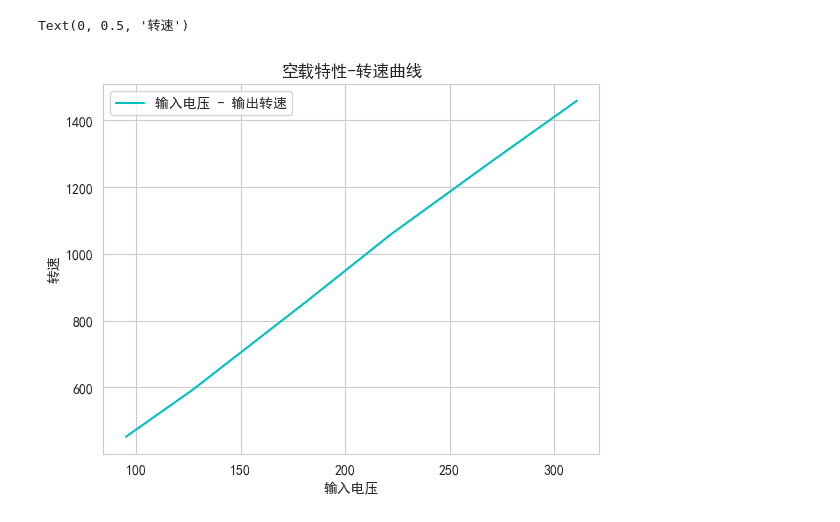
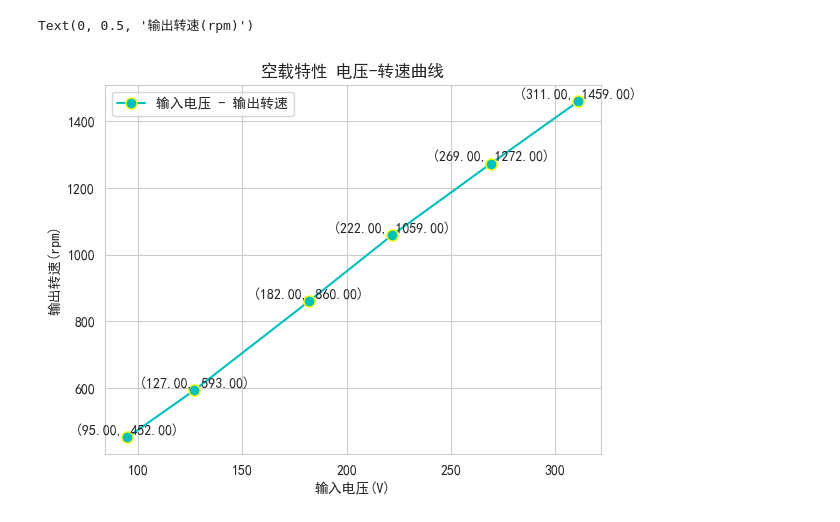
Before and after one commit to zenglisztu/electromechanical-lab, a Jupyter notebook: lab_3.ipynb, the cells around one changed output. Cells and saved outputs as stored; diff of their text form; code cells hidden in the pictures.

```diff
--- a/lab_3.ipynb
+++ b/lab_3.ipynb
@@ -23,7 +23,10 @@ df_all[0]
 # %%
-plt.plot(df_all[0]['输入电压(V)'],df_all[0]['输入电流(A)'], label='输入电压 - 电流', color= 'r')
+fig = plt.figure(figsize=(8, 6))
+plt.plot(df_all[0]['输入电压(V)'],df_all[0]['输入电流(A)'], label='输入电压 - 电流', color= 'r', marker='o',markersize=8, markeredgecolor='yellow')
+for i, (xx, yy) in enumerate(zip(df_all[0]['输入电压(V)'], df_all[0]['输入电流(A)'])):
+    plt.text(xx, yy, f'({xx:.2f}, {yy:.2f})', ha='center', va='bottom')
 plt.legend()
-plt.title('空载特性-电流曲线')
-plt.xlabel("输入电压")
-plt.ylabel("输入电流")
+plt.title('空载特性 电压-电流曲线')
+plt.xlabel("输入电压(V)")
+plt.ylabel("输入电流(A)")
 # %% [output]
@@ -32,7 +35,9 @@ Text(0, 0.5, '输入电流')
 # %%
-plt.plot(df_all[0]['输入电压(V)'],df_all[0]['输入功率(KW)'], label='输入电压 - 功率', color= 'g')
+plt.plot(df_all[0]['输入电压(V)'],df_all[0]['输出功率(kw)'], label='输入电压 - 功率', color= 'y', marker='o',markersize=8, markeredgecolor='yellow')
+for i, (xx, yy) in enumerate(zip(df_all[0]['输入电压(V)'], df_all[0]['输出功率(kw)'])):
+    plt.text(xx, yy, f'({xx:.2f}, {yy:.2f})', ha='center', va='bottom')
 plt.legend()
-plt.title('空载特性-功率曲线')
-plt.xlabel("输入电压")
-plt.ylabel("功率")
+plt.title('空载特性 电压-功率曲线')
+plt.xlabel("输入电压(V)")
+plt.ylabel("输出功率(KW)")
 # %% [output]
@@ -41,12 +46,14 @@ Text(0, 0.5, '功率')
 # %%
-plt.plot(df_all[0]['输入电压(V)'],df_all[0]['输出转速(rpm)'], label='输入电压 - 输出转速', color= 'c')
+plt.plot(df_all[0]['输入电压(V)'],df_all[0]['输出转速(rpm)'], label='输入电压 - 输出转速', color= 'c', marker='o',markersize=8, markeredgecolor='yellow')
+for i, (xx, yy) in enumerate(zip(df_all[0]['输入电压(V)'], df_all[0]['输出转速(rpm)'])):
+    plt.text(xx, yy, f'({xx:.2f}, {yy:.2f})', ha='center', va='bottom')
 plt.legend()
-plt.title('空载特性-转速曲线')
-plt.xlabel("输入电压")
-plt.ylabel("转速")
+plt.title('空载特性 电压-转速曲线')
+plt.xlabel("输入电压(V)")
+plt.ylabel("输出转速(rpm)")
 # %% [output]
-Text(0, 0.5, '转速')
+Text(0, 0.5, '输出转速(rpm)')
-[figure, old version]
+[figure, new version]
 # %%
 df_all[1]
 # %% [output]
```
Also changed, not shown: parts of 9 cells of this notebook, 2 other files.
